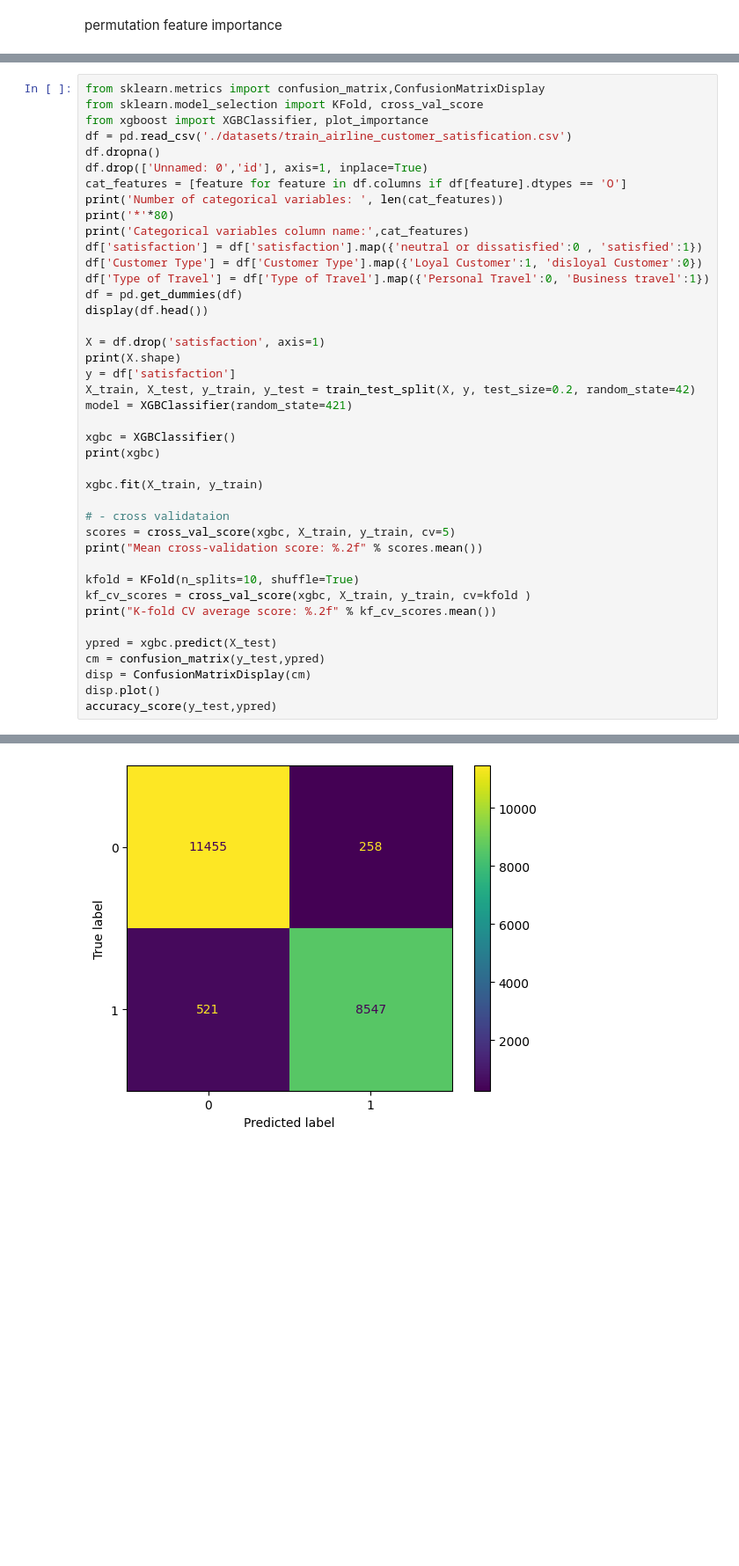
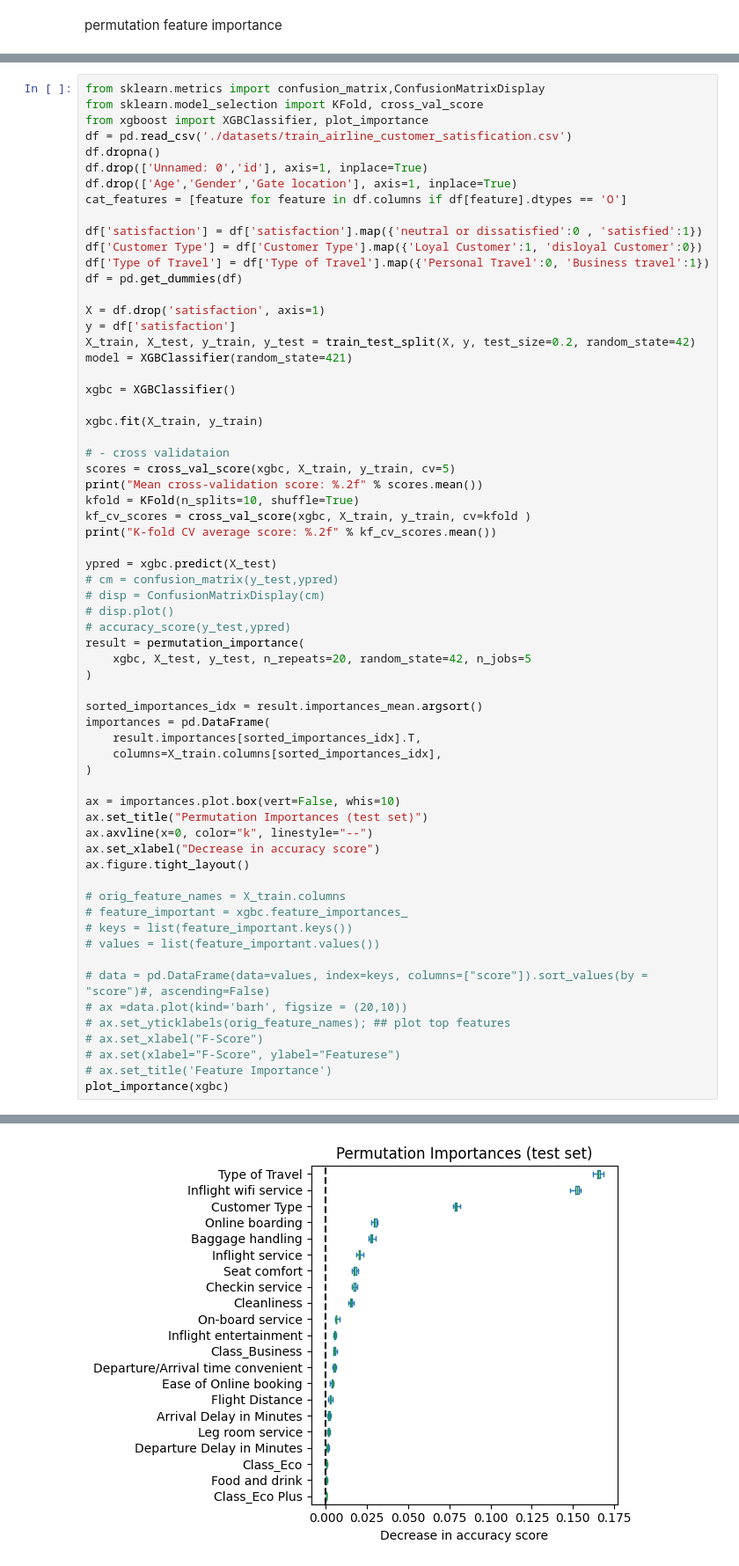
Before and after one commit to Versus-91/blackboxofmachinelearning, a Jupyter notebook: logistic_regression.ipynb, the cells around one changed output, grey strips where cells are left out. Shown: that part at 88% size. Cells and saved outputs as stored; diff of their text form; blank space fills up the shorter version.

```diff
--- a/logistic_regression.ipynb
+++ b/logistic_regression.ipynb
@@ -191,38 +191,61 @@ from xgboost import XGBClassifier, plot_importance
 df = pd.read_csv('./datasets/train_airline_customer_satisfication.csv')
 df.dropna()
 df.drop(['Unnamed: 0','id'], axis=1, inplace=True)
+df.drop(['Age','Gender','Gate location'], axis=1, inplace=True)
 cat_features = [feature for feature in df.columns if df[feature].dtypes == 'O']
-print('Number of categorical variables: ', len(cat_features))
-print('*'*80)
-print('Categorical variables column name:',cat_features)
+
 df['satisfaction'] = df['satisfaction'].map({'neutral or dissatisfied':0 , 'satisfied':1})
 df['Customer Type'] = df['Customer Type'].map({'Loyal Customer':1, 'disloyal Customer':0})
 df['Type of Travel'] = df['Type of Travel'].map({'Personal Travel':0, 'Business travel':1})
 df = pd.get_dummies(df)
-display(df.head())
 
 X = df.drop('satisfaction', axis=1)
-print(X.shape)
 y = df['satisfaction']
 X_train, X_test, y_train, y_test = train_test_split(X, y, test_size=0.2, random_state=42)
 model = XGBClassifier(random_state=421)
 
 xgbc = XGBClassifier()
-print(xgbc)
 
 xgbc.fit(X_train, y_train)
 
 # - cross validataion
 scores = cross_val_score(xgbc, X_train, y_train, cv=5)
 print("Mean cross-validation score: %.2f" % scores.mean())
-
 kfold = KFold(n_splits=10, shuffle=True)
 kf_cv_scores = cross_val_score(xgbc, X_train, y_train, cv=kfold )
 print("K-fold CV average score: %.2f" % kf_cv_scores.mean())
 
 ypred = xgbc.predict(X_test)
-cm = confusion_matrix(y_test,ypred)
-disp = ConfusionMatrixDisplay(cm)
-disp.plot()
-accuracy_score(y_test,ypred)
+# cm = confusion_matrix(y_test,ypred)
+# disp = ConfusionMatrixDisplay(cm)
+# disp.plot()
+# accuracy_score(y_test,ypred)
+result = permutation_importance(
+    xgbc, X_test, y_test, n_repeats=20, random_state=42, n_jobs=5
+)
+
+sorted_importances_idx = result.importances_mean.argsort()
+importances = pd.DataFrame(
+    result.importances[sorted_importances_idx].T,
+    columns=X_train.columns[sorted_importances_idx],
+)
+
+ax = importances.plot.box(vert=False, whis=10)
+ax.set_title("Permutation Importances (test set)")
+ax.axvline(x=0, color="k", linestyle="--")
+ax.set_xlabel("Decrease in accuracy score")
+ax.figure.tight_layout()
+
+# orig_feature_names = X_train.columns
+# feature_important = xgbc.feature_importances_
+# keys = list(feature_important.keys())
+# values = list(feature_important.values())
+
+# data = pd.DataFrame(data=values, index=keys, columns=["score"]).sort_values(by = "score")#, ascending=False)
+# ax =data.plot(kind='barh', figsize = (20,10))
+# ax.set_yticklabels(orig_feature_names); ## plot top features
+# ax.set_xlabel("F-Score")
+# ax.set(xlabel="F-Score", ylabel="Featurese")
+# ax.set_title('Feature Importance')
+plot_importance(xgbc)
 # %% [output]
@@ -254 +255 @@ K-fold CV average score: 0.96
-[figure, old version]
+[figure, new version]
```
Also changed, not shown: parts of 2 cells of this notebook, 2 other files.
